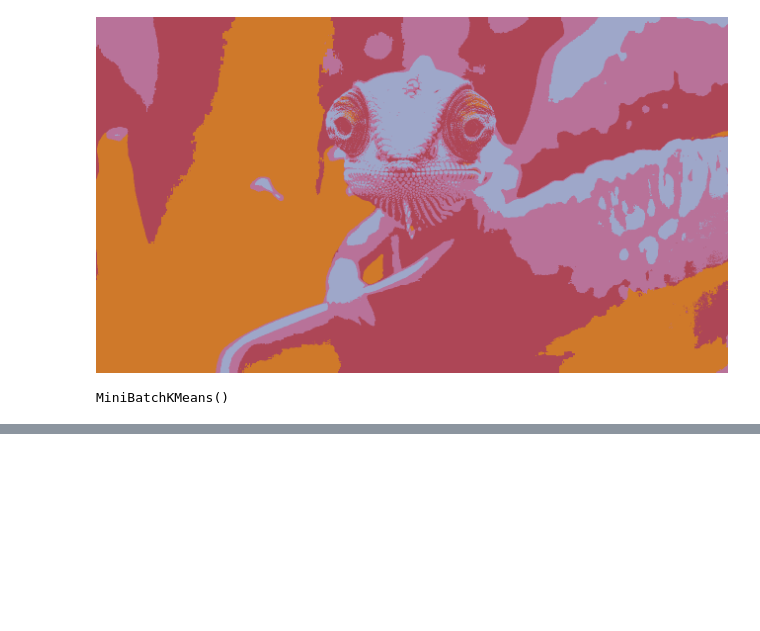
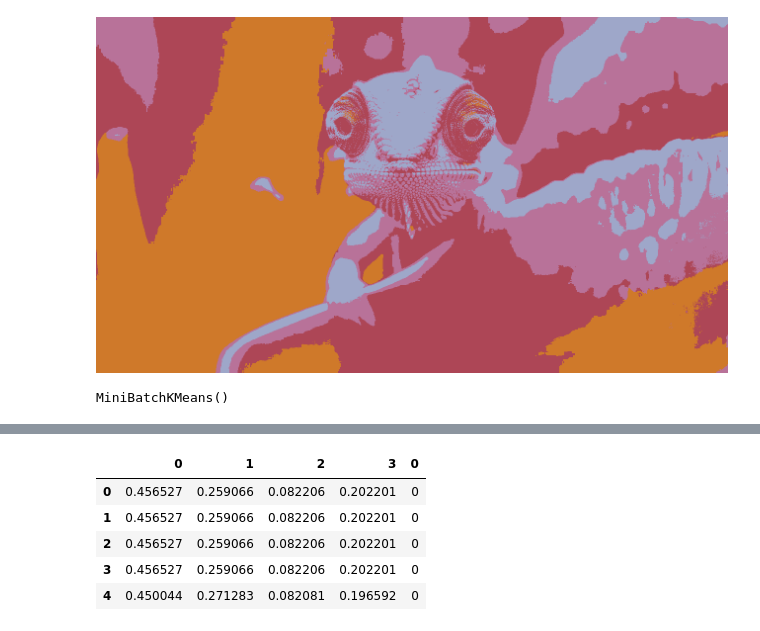
Before and after one commit to JakubGorgon/color_compression, a Jupyter notebook: notebooks/experiments3..ipynb, the cells around one changed output, grey strips where cells are left out. Saved outputs shown, nothing was run; the diff lists cells and outputs as text; code cells hidden in the pictures; blank space fills up the shorter version.

```diff
--- a/notebooks/experiments3..ipynb
+++ b/notebooks/experiments3..ipynb
@@ -66,0 +117,10 @@ array([[224.94855273, 160.06366984,  12.20359006],
+# %%
+labels = pd.DataFrame(np.argmax(u.T, axis=1))
+pd.concat([df, labels], axis=1, names=list(df.columns).append('labels')).head()
+# %% [output]
+|  | 0 | 1 | 2 | 3 | 0 |
+| 0 | 0.456527 | 0.259066 | 0.082206 | 0.202201 | 0 |
+| 1 | 0.456527 | 0.259066 | 0.082206 | 0.202201 | 0 |
+| 2 | 0.456527 | 0.259066 | 0.082206 | 0.202201 | 0 |
+| 3 | 0.456527 | 0.259066 | 0.082206 | 0.202201 | 0 |
+| 4 | 0.450044 | 0.271283 | 0.082081 | 0.196592 | 0 |
```
Also changed, not shown: parts of 16 cells of this notebook, 3 other files.
